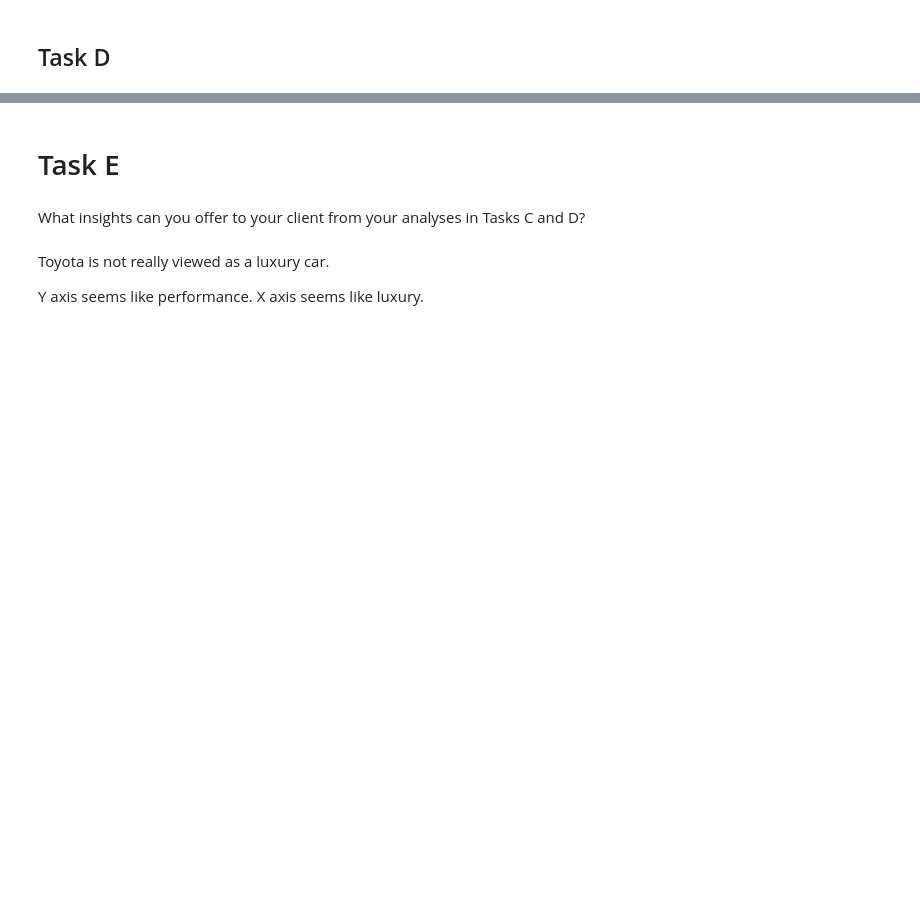
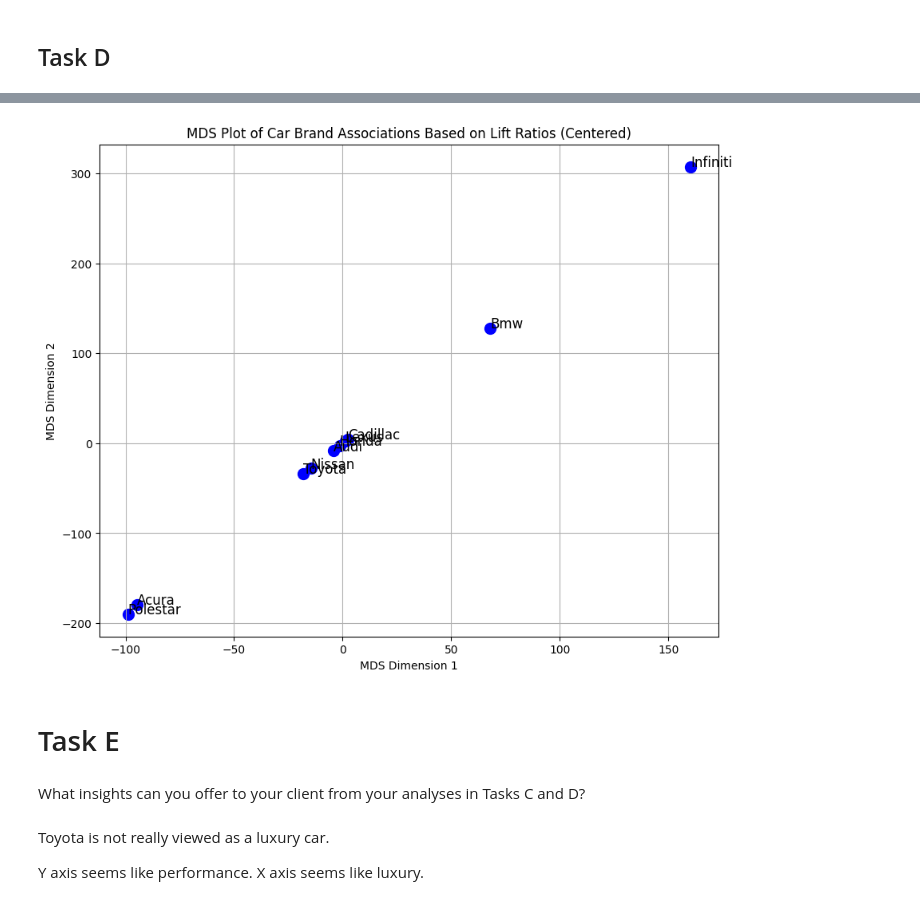
Before and after one commit to jncurrea/Edmunds_Scraper, a Jupyter notebook: HadleyEditsonGA1.ipynb, the cells around one changed output, grey strips where cells are left out. Cells and saved outputs as stored; diff of their text form; code cells hidden in the pictures; blank space fills up the shorter version.

```diff
--- a/HadleyEditsonGA1.ipynb
+++ b/HadleyEditsonGA1.ipynb
@@ -369,3 +451,45 @@ plt.show()
+# %%
+
+# Now, the part for MDS:
+
+# Convert the 'brands_set' to a list for index lookups
+brands_list = list(brands_set)
+
+# Initialize the dissimilarity matrix for top 10 brands
+dissimilarity_matrix = np.ones((10, 10))
+
+# Populate the dissimilarity matrix with lift values
+for _, row in lift_df.iterrows():
+    if row['Brand1'] in top_10_brands and row['Brand2'] in top_10_brands:
+        brand1_idx = top_10_brands.index(row['Brand1'])
+        brand2_idx = top_10_brands.index(row['Brand2'])
+        lift_value = row['Lift']
+        dissimilarity_matrix[brand1_idx, brand2_idx] = 1 / lift_value if lift_value != 0 else 1
+        dissimilarity_matrix[brand2_idx, brand1_idx] = dissimilarity_matrix[brand1_idx, brand2_idx]
+
+# Apply MDS
+mds = MDS(n_components=2, dissimilarity='precomputed', random_state=42)
+mds_coords = mds.fit_transform(dissimilarity_matrix)
+
+# Center the MDS coordinates
+mds_coords_centered = mds_coords - mds_coords.mean(axis=0)
+
+# Plot the MDS results
+plt.figure(figsize=(10, 8))
+plt.scatter(mds_coords_centered[:, 0], mds_coords_centered[:, 1], color='blue', s=100)
+
+# Annotate each brand on the plot
+for i, brand in enumerate(top_10_brands):
+    plt.annotate(brand.capitalize(), (mds_coords_centered[i, 0], mds_coords_centered[i, 1]), fontsize=12)
+
+# Adding title and labels
+plt.title('MDS Plot of Car Brand Associations Based on Lift Ratios (Centered)')
+plt.xlabel('MDS Dimension 1')
+plt.ylabel('MDS Dimension 2')
+plt.grid(True)
+plt.show()
+# %% [output]
+[figure, added]
 # %% [markdown]
 # Task E
 # %% [markdown]
```
Also changed, not shown: parts of 15 cells of this notebook, 1 other file.
